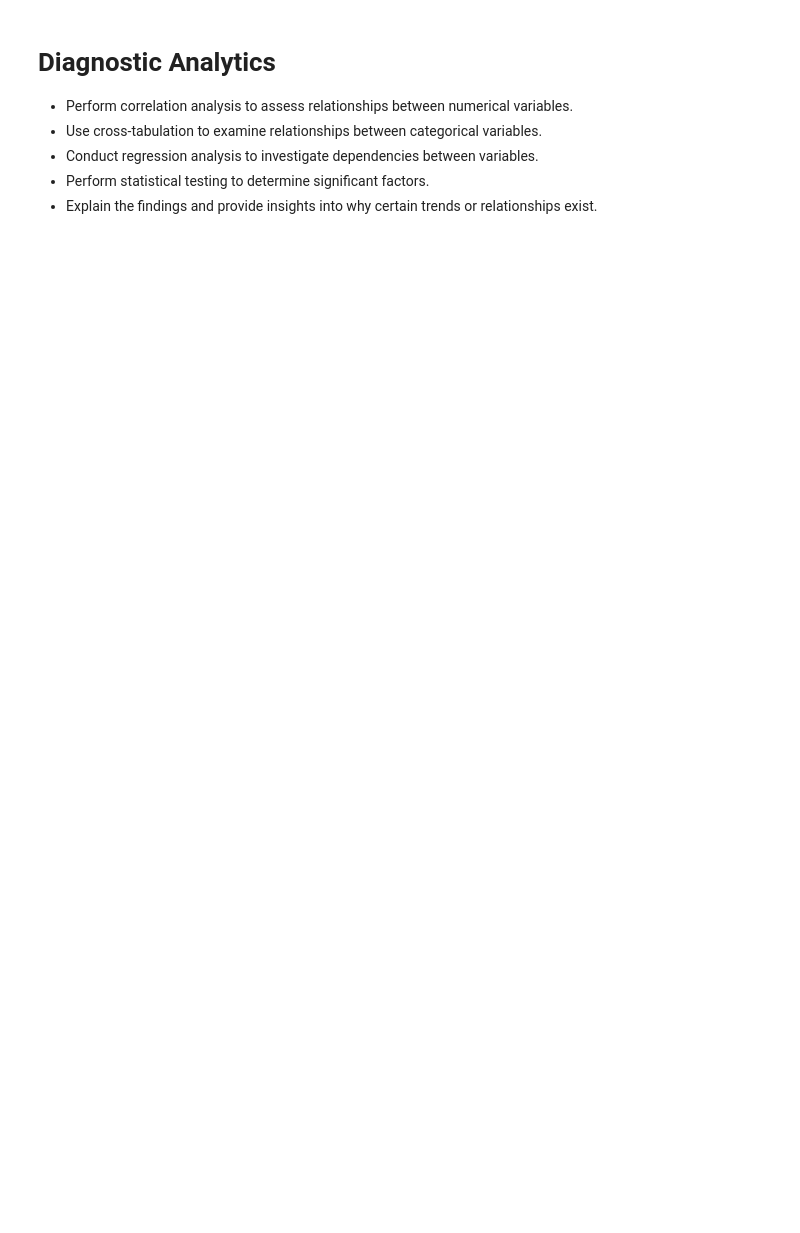
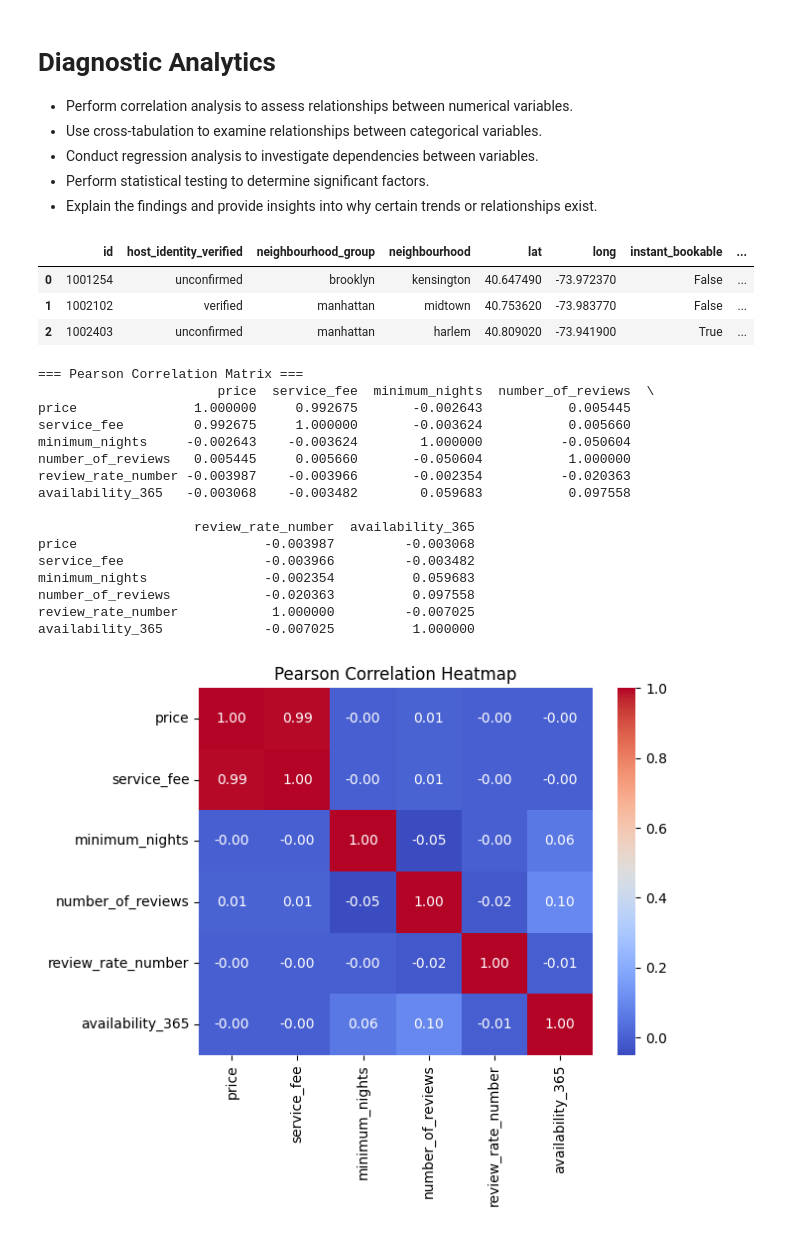
Before and after one commit to tuhanren/Airbnb-Data-Analysis, a Jupyter notebook: Final_Project_Group15.ipynb, the cells around one changed output. Cells and saved outputs as stored; diff of their text form; code cells hidden in the pictures; blank space fills up the shorter version.

```diff
--- a/Final_Project_Group15.ipynb
+++ b/Final_Project_Group15.ipynb
@@ -1427,3 +1604,35 @@ Missing Analyze Result, GPT reachs limit.
 *   Conduct regression analysis to investigate dependencies between variables.
 *   Perform statistical testing to determine significant factors.
 *   Explain the findings and provide insights into why certain trends or relationships exist.
+# %%
+# Load the data
+df_da = df.copy()
+df_da.drop(["construction_year_group"], axis=1, inplace=True)
+df_da.head(3)
+# %% [output]
+|  | id | host_identity_verified | neighbourhood_group | neighbourhood | lat | long | instant_bookable | ... |
+| 0 | 1001254 | unconfirmed | brooklyn | kensington | 40.647490 | -73.972370 | False | ... |
+| 1 | 1002102 | verified | manhattan | midtown | 40.753620 | -73.983770 | False | ... |
+| 2 | 1002403 | unconfirmed | manhattan | harlem | 40.809020 | -73.941900 | True | ... |
+# %%
+# Calculation of the correlation between the variables by means of the Pearson or Spearman procedure.
+numerical_columns = ['price', 'service_fee', 'minimum_nights', 'number_of_reviews', 'review_rate_number', 'availability_365']
+correlation_matrix = correlation_analysis(df_da, numerical_columns, method='pearson')
+# %% [output]
+=== Pearson Correlation Matrix ===
+                       price  service_fee  minimum_nights  number_of_reviews  \
+price               1.000000     0.992675       -0.002643           0.005445
+service_fee         0.992675     1.000000       -0.003624           0.005660
+minimum_nights     -0.002643    -0.003624        1.000000          -0.050604
+number_of_reviews   0.005445     0.005660       -0.050604           1.000000
+review_rate_number -0.003987    -0.003966       -0.002354          -0.020363
+availability_365   -0.003068    -0.003482        0.059683           0.097558
+
+                    review_rate_number  availability_365
+price                        -0.003987         -0.003068
+service_fee                  -0.003966         -0.003482
+minimum_nights               -0.002354          0.059683
+number_of_reviews            -0.020363          0.097558
+review_rate_number            1.000000         -0.007025
+availability_365             -0.007025          1.000000
+[figure, added]
```
Also changed, not shown: parts of 39 cells of this notebook.
